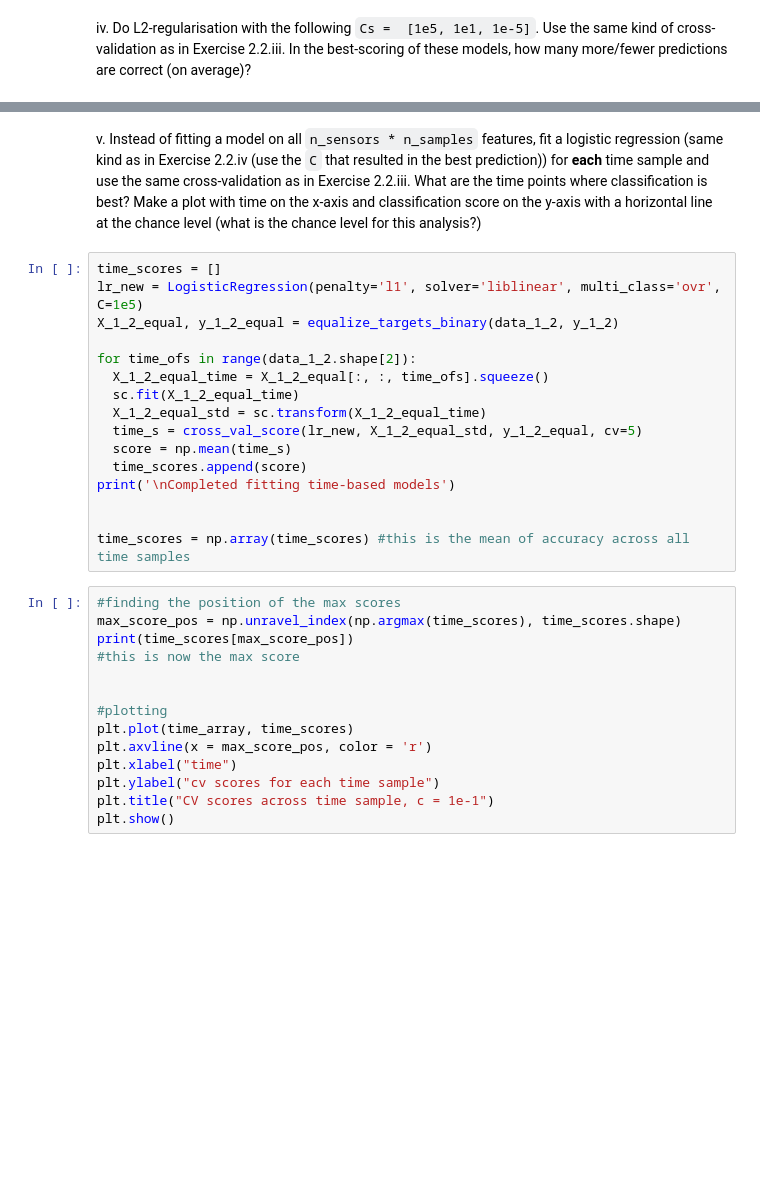
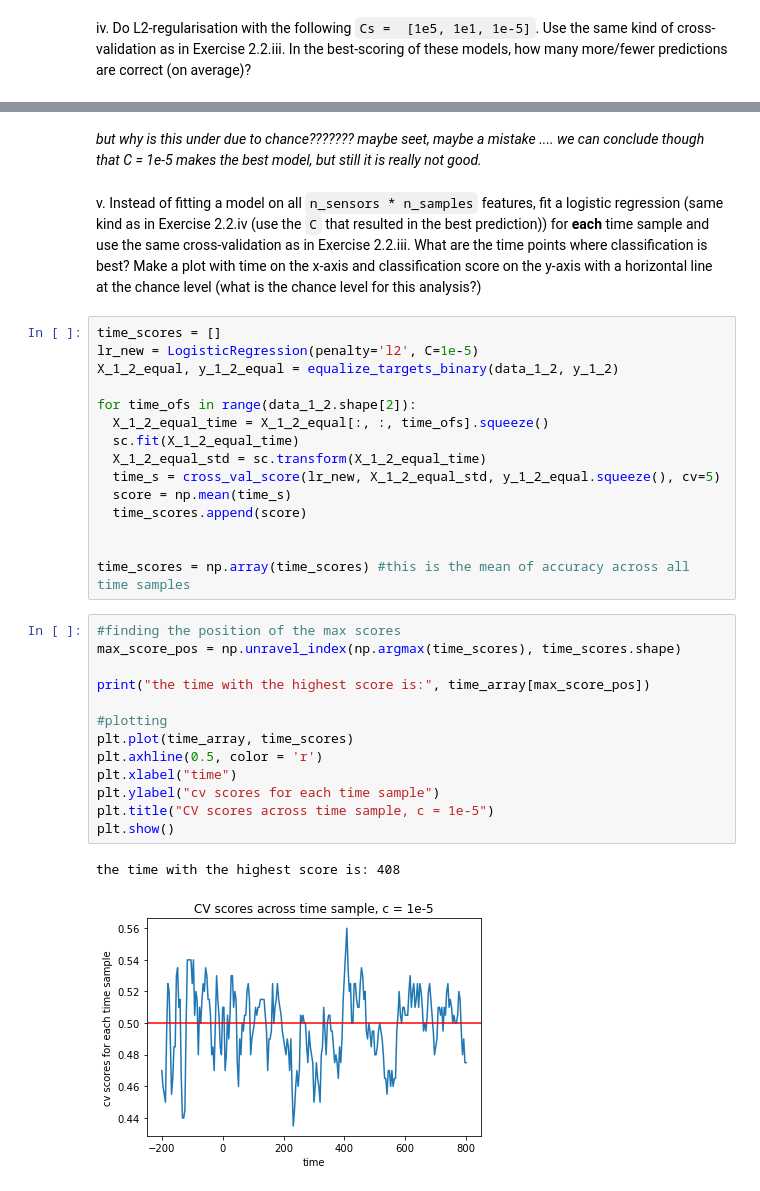
Before and after one commit to laurawpaaby/github_methods_3, a Jupyter notebook: PYTHON EXERCISES LAURA /exersice8_assignment_laurawp.ipynb, the cells around one changed output, grey strips where cells are left out. Saved outputs shown, nothing was run; the diff lists cells and outputs as text; blank space fills up the shorter version.

```diff
--- a/PYTHON EXERCISES LAURA /exersice8_assignment_laurawp.ipynb
+++ b/PYTHON EXERCISES LAURA /exersice8_assignment_laurawp.ipynb
@@ -397,36 +407,39 @@ print(np.mean(scores__5))
 0.46987179487179487
 0.47000000000000003
 0.4805128205128205
+# %% [markdown]
+*but why is this under due to chance??????? maybe seet, maybe a mistake .... we can conclude though that C = 1e-5 makes the best model, but still it is really not good.*
 # %% [markdown]
  v. Instead of fitting a model on all `n_sensors * n_samples` features, fit  a logistic regression (same kind as in Exercise 2.2.iv (use the `C` that resulted in the best prediction)) for __each__ time sample and use the same cross-validation as in Exercise 2.2.iii.
  What are the time points where classification is best? Make a plot with time on the x-axis and classification score on the y-axis with a horizontal line at the chance level (what is the chance level for this analysis?)
 # %%
 time_scores = []
-lr_new = LogisticRegression(penalty='l1', solver='liblinear', multi_class='ovr', C=1e5)
+lr_new = LogisticRegression(penalty='l2', C=1e-5)
 X_1_2_equal, y_1_2_equal = equalize_targets_binary(data_1_2, y_1_2)
 
 for time_ofs in range(data_1_2.shape[2]):
   X_1_2_equal_time = X_1_2_equal[:, :, time_ofs].squeeze()
   sc.fit(X_1_2_equal_time)
   X_1_2_equal_std = sc.transform(X_1_2_equal_time)
-  time_s = cross_val_score(lr_new, X_1_2_equal_std, y_1_2_equal, cv=5)
+  time_s = cross_val_score(lr_new, X_1_2_equal_std, y_1_2_equal.squeeze(), cv=5)
   score = np.mean(time_s)
   time_scores.append(score)
-print('\nCompleted fitting time-based models')
 
 
 time_scores = np.array(time_scores) #this is the mean of accuracy across all time samples
 # %%
 #finding the position of the max scores
 max_score_pos = np.unravel_index(np.argmax(time_scores), time_scores.shape)
-print(time_scores[max_score_pos])
-#this is now the max score
 
+print("the time with the highest score is:", time_array[max_score_pos])
 
 #plotting
 plt.plot(time_array, time_scores)
-plt.axvline(x = max_score_pos, color = 'r')
+plt.axhline(0.5, color = 'r')
 plt.xlabel("time")
 plt.ylabel("cv scores for each time sample")
-plt.title("CV scores across time sample, c = 1e-1")
+plt.title("CV scores across time sample, c = 1e-5")
 plt.show()
+# %% [output]
+the time with the highest score is: 408
+[figure, added]
```
Also changed, not shown: parts of 44 cells of this notebook, 6 other files.
